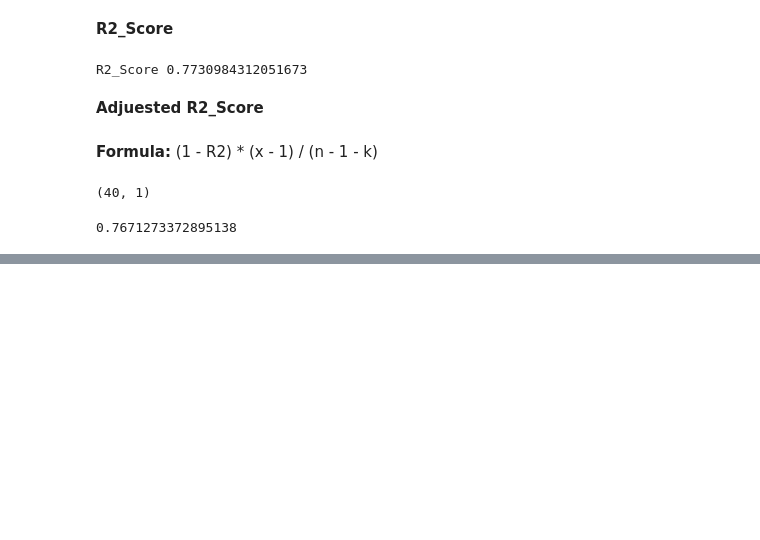
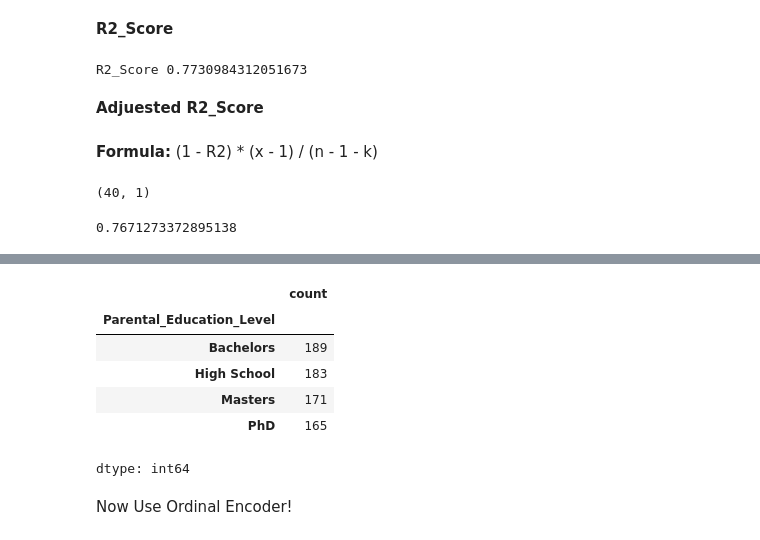
Before and after one commit to zain4cs/Linear-Model-and-Loss-Functions, a Jupyter notebook: Linear_concept.ipynb, the cells around one changed output, grey strips where cells are left out. Saved outputs shown, nothing was run; the diff lists cells and outputs as text; code cells hidden in the pictures; blank space fills up the shorter version.

```diff
--- a/Linear_concept.ipynb
+++ b/Linear_concept.ipynb
@@ -399,0 +407,10 @@ x_test.shape
+# %%
+df['Parental_Education_Level'].value_counts()
+# %% [output]
+|  | count |
+| Parental_Education_Level |  |
+| Bachelors | 189 |
+| High School | 183 |
+| Masters | 171 |
+| PhD | 165 |
+dtype: int64
@@ -399,0 +428,2 @@ x_test.shape
+# %% [markdown]
+Now Use Ordinal Encoder!
```
Also changed, not shown: parts of 46 cells of this notebook.
